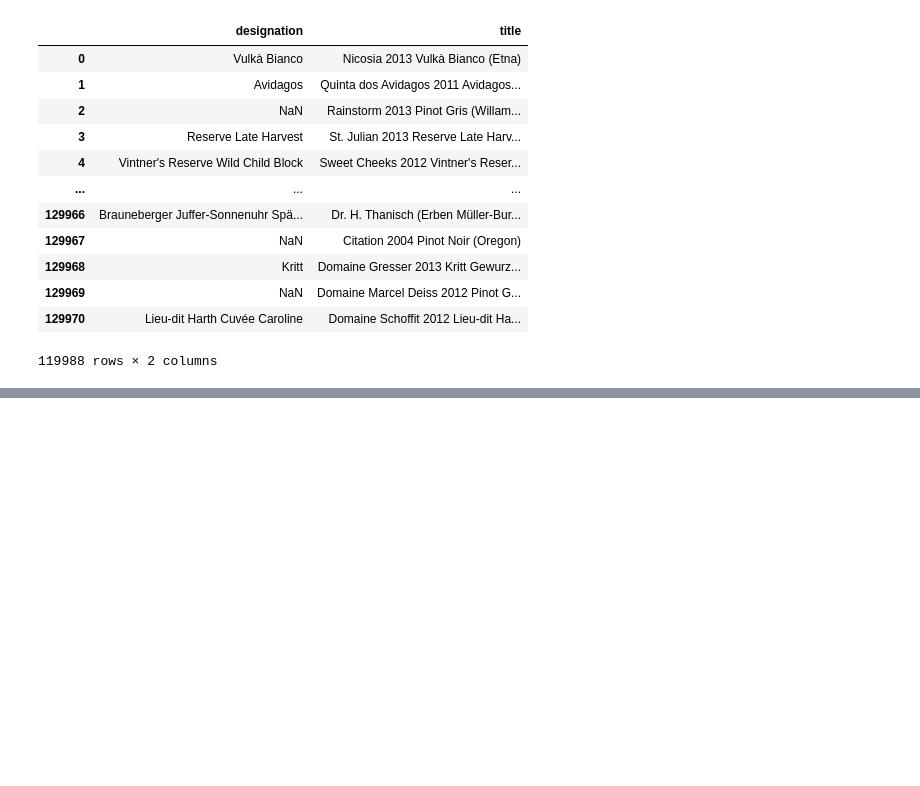
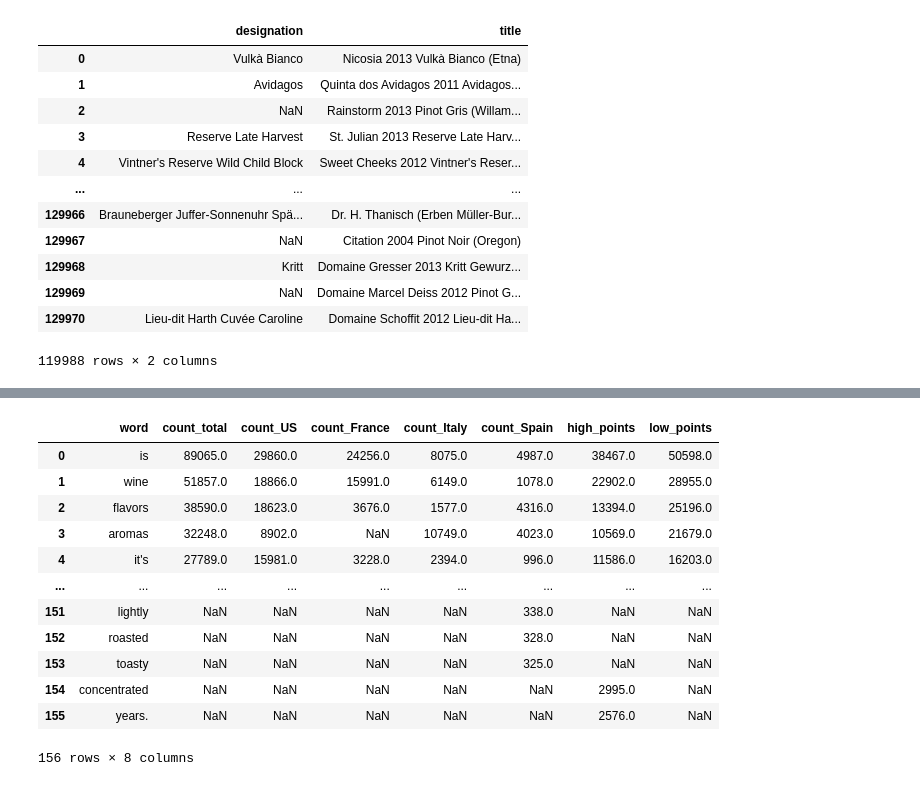
Before and after one commit to ErwanDB/Project-Week-3-Data-Thieves, a Jupyter notebook: your-project/Data_exploration_wines.ipynb, the cells around one changed output, grey strips where cells are left out. Cells and saved outputs as stored; diff of their text form; code cells hidden in the pictures; blank space fills up the shorter version.

```diff
--- a/your-project/Data_exploration_wines.ipynb
+++ b/your-project/Data_exploration_wines.ipynb
@@ -895,0 +956,3 @@ wines.loc[:,['designation',"title"]]
+# %%
+common_words = [i for i in top_words if i[0] not in common_words_raw]
+common_words
@@ -895,0 +1038,13 @@ wines.loc[:,['designation',"title"]]
+# %%
+# Wines by country
+
+wines_US = wines.loc[wines['country'] == "US", ['description']]
+wines_France = wines.loc[wines['country'] == "France", ['description']]
+wines_Italy = wines.loc[wines['country'] == "Italy", ['description']]
+wines_Spain = wines.loc[wines['country'] == "Spain", ['description']]
+
+top_words_total = top_words(wines)
+top_words_US = top_words(wines_US)
+top_words_France = top_words(wines_France)
+top_words_Italy = top_words(wines_Italy)
+top_words_Spain = top_words(wines_Spain)
@@ -895,0 +1069,20 @@ wines.loc[:,['designation',"title"]]
+# %%
+# merging all dataframes (outer join)
+top_words_df = reduce(lambda x,y: pd.merge(x,y, on='word', how='outer'), [total, US, France, Italy, Spain, high_points, low_points])
+top_words_df.head(10)
+top_words_df_original = top_words_df.copy()
+top_words_df_original
+# %% [output]
+|  | word | count_total | count_US | count_France | count_Italy | count_Spain | high_points | low_points |
+| 0 | is | 89065.0 | 29860.0 | 24256.0 | 8075.0 | 4987.0 | 38467.0 | 50598.0 |
+| 1 | wine | 51857.0 | 18866.0 | 15991.0 | 6149.0 | 1078.0 | 22902.0 | 28955.0 |
+| 2 | flavors | 38590.0 | 18623.0 | 3676.0 | 1577.0 | 4316.0 | 13394.0 | 25196.0 |
+| 3 | aromas | 32248.0 | 8902.0 | NaN | 10749.0 | 4023.0 | 10569.0 | 21679.0 |
+| 4 | it's | 27789.0 | 15981.0 | 3228.0 | 2394.0 | 996.0 | 11586.0 | 16203.0 |
+| ... | ... | ... | ... | ... | ... | ... | ... | ... |
+| 151 | lightly | NaN | NaN | NaN | NaN | 338.0 | NaN | NaN |
+| 152 | roasted | NaN | NaN | NaN | NaN | 328.0 | NaN | NaN |
+| 153 | toasty | NaN | NaN | NaN | NaN | 325.0 | NaN | NaN |
+| 154 | concentrated | NaN | NaN | NaN | NaN | NaN | 2995.0 | NaN |
+| 155 | years. | NaN | NaN | NaN | NaN | NaN | 2576.0 | NaN |
+156 rows × 8 columns
```
Also changed, not shown: parts of 22 cells of this notebook.
